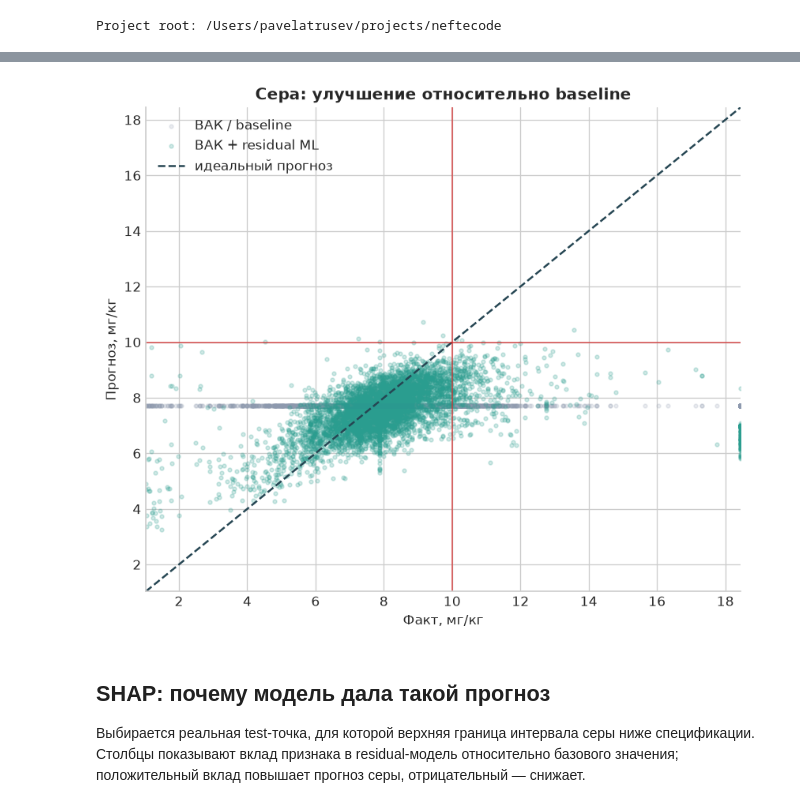
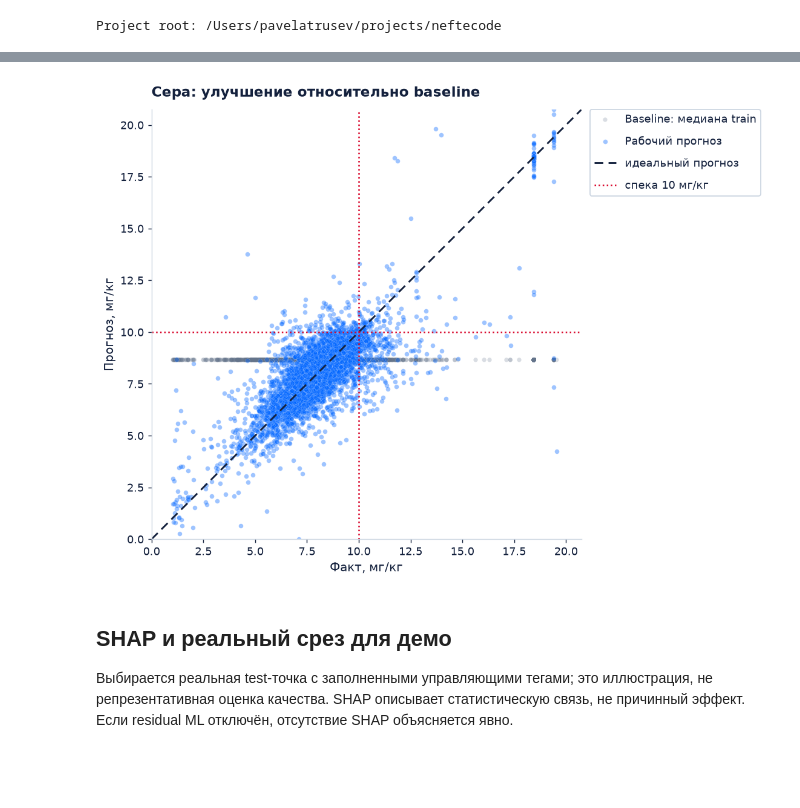
Before and after one commit to Zzzpize/neftecode, a Jupyter notebook: notebooks/ml_report.ipynb, the cells around one changed output, grey strips where cells are left out. Drawn from its saved outputs; the diff is of its cells as text; code cells hidden in the pictures; blank space fills up the shorter version.

```diff
--- a/notebooks/ml_report.ipynb
+++ b/notebooks/ml_report.ipynb
@@ -195,6 +247,10 @@ for model_name in ("quality_avt", "quality_hydro"):
             "model": model_name.removeprefix("quality_"),
             "target": target,
             "n": values.get("n_samples"),
+            "n_train": values.get("training_samples"),
+            "baseline kind": values.get("baseline_kind", "—"),
+            "ML enabled": values.get("ml_enabled"),
+            "status": values.get("model_status", "—"),
             "MAE": values.get("mae"),
             "RMSE": values.get("rmse"),
             "coverage 90%": values.get("coverage_90"),
@@ -214,4 +270,8 @@ display(
     })
     .background_gradient(subset=["MAE"], cmap="Blues_r")
 )
+print("Независимый контроль серы по ЛИМС точки 2:")
+display(pd.DataFrame(metrics_report.get("quality_hydro_lims_reference", {})).T)
+display(acceptance_table(metrics_report))
+print("Замена ВАК train-медианой — отступление от буквального критерия сравнения с ВАК.")
 # %% [output]
@@ -235,12 +318,12 @@ fig, ax = plt.subplots(figsize=(12, 6.2))
 ax.axvspan(0.85, 0.95, color=PALETTE["green"], alpha=0.10, zorder=0)
 ax.axvline(0.90, color=PALETTE["ink"], linewidth=1.5, linestyle=(0, (4, 3)), zorder=1)
 y = np.arange(len(coverage))
-ax.hlines(y, 0.82, coverage["coverage 90%"], color=PALETTE["grid"], linewidth=2.0, zorder=1)
+ax.hlines(y, 0.0, coverage["coverage 90%"], color=PALETTE["grid"], linewidth=2.0, zorder=1)
 ax.scatter(coverage["coverage 90%"], y, s=115, c=point_colors, edgecolor="white", linewidth=1.3, zorder=3)
 for row_y, value in zip(y, coverage["coverage 90%"]):
     ax.annotate(f"{value:.1%}", (value, row_y), xytext=(10, 0), textcoords="offset points", va="center", fontweight="bold", color=PALETTE["ink"])
 ax.set_yticks(y, coverage["label"])
-ax.set_xlim(0.82, 0.985)
+ax.set_xlim(0.0, 1.08)
 ax.set_xlabel("Доля фактов внутри 90%-интервала")
 ax.set_title("Coverage прогнозных интервалов · финальный test", loc="left")
 ax.grid(axis="x"); ax.grid(axis="y", visible=False)
@@ -360,28 +401,31 @@ plt.show()
 # %%
 sulfur = observations[("Hydro", "sulfur_ppm")]
 finite = sulfur[["actual", "prediction", "baseline"]].dropna()
-sample = finite.iloc[np.linspace(0, len(finite) - 1, min(6000, len(finite)), dtype=int)]
-lower = float(np.nanmin(sample[["actual", "prediction", "baseline"]].to_numpy()))
-upper = float(np.nanpercentile(sample[["actual", "prediction", "baseline"]].to_numpy(), 99.5))
+if finite.empty:
+    print("Нет test-наблюдений серы для parity-графика")
+else:
+    sample = finite.iloc[np.linspace(0, len(finite) - 1, min(6000, len(finite)), dtype=int)]
+    lower = float(np.nanmin(sample[["actual", "prediction", "baseline"]].to_numpy()))
+    upper = max(float(np.nanmax(sample[["actual", "prediction", "baseline"]].to_numpy())), 10.0, lower + 1.0)
 
-fig, ax = plt.subplots(figsize=(10.5, 7))
-ax.scatter(sample["actual"], sample["baseline"], s=16, alpha=0.24, color=PALETTE["gray"], edgecolor="none", label="ВАК / baseline", rasterized=True)
-ax.scatter(sample["actual"], sample["prediction"], s=18, alpha=0.38, color=PALETTE["blue"], edgecolor="white", linewidth=0.2, label="ВАК + residual ML", rasterized=True)
-ax.plot([lower, upper], [lower, upper], color=PALETTE["ink"], linewidth=1.6, linestyle=(0, (5, 3)), label="идеальный прогноз")
-ax.axvline(10, color=PALETTE["red"], linewidth=1.4, linestyle=":")
-ax.axhline(10, color=PALETTE["red"], linewidth=1.4, linestyle=":", label="спека 10 мг/кг")
-ax.set(xlim=(lower, upper), ylim=(lower, upper), xlabel="Факт, мг/кг", ylabel="Прогноз, мг/кг")
-ax.set_title("Сера: улучшение относительно baseline", loc="left")
-ax.set_aspect("equal", adjustable="box")
-ax.legend(loc="upper left", bbox_to_anchor=(1.02, 1.0), borderaxespad=0, labelspacing=1.0)
-fig.subplots_adjust(left=0.10, right=0.72, top=0.90, bottom=0.12)
-plt.show()
+    fig, ax = plt.subplots(figsize=(10.5, 7))
+    ax.scatter(sample["actual"], sample["baseline"], s=16, alpha=0.24, color=PALETTE["gray"], edgecolor="none", label="Baseline: медиана train", rasterized=True)
+    ax.scatter(sample["actual"], sample["prediction"], s=18, alpha=0.38, color=PALETTE["blue"], edgecolor="white", linewidth=0.2, label="Рабочий прогноз", rasterized=True)
+    ax.plot([lower, upper], [lower, upper], color=PALETTE["ink"], linewidth=1.6, linestyle=(0, (5, 3)), label="идеальный прогноз")
+    ax.axvline(10, color=PALETTE["red"], linewidth=1.4, linestyle=":")
+    ax.axhline(10, color=PALETTE["red"], linewidth=1.4, linestyle=":", label="спека 10 мг/кг")
+    ax.set(xlim=(lower, upper), ylim=(lower, upper), xlabel="Факт, мг/кг", ylabel="Прогноз, мг/кг")
+    ax.set_title("Сера: улучшение относительно baseline", loc="left")
+    ax.set_aspect("equal", adjustable="box")
+    ax.legend(loc="upper left", bbox_to_anchor=(1.02, 1.0), borderaxespad=0, labelspacing=1.0)
+    fig.subplots_adjust(left=0.10, right=0.72, top=0.90, bottom=0.12)
+    plt.show()
 # %% [output]
-[figure, old version]
+[figure, new version]
 # %% [markdown]
-## SHAP: почему модель дала такой прогноз
+## SHAP и реальный срез для демо
 
-Выбирается реальная test-точка, для которой верхняя граница интервала серы ниже спецификации. Столбцы показывают вклад признака в residual-модель относительно базового значения; положительный вклад повышает прогноз серы, отрицательный — снижает.
+Выбирается реальная test-точка с заполненными управляющими тегами; это иллюстрация, не репрезентативная оценка качества. SHAP описывает статистическую связь, не причинный эффект. Если residual ML отключён, отсутствие SHAP объясняется явно.
 # %%
 sulfur_candidates = sulfur.loc[
     sulfur["high"].le(9.0)
```
Also changed, not shown: parts of 23 cells of this notebook, 31 other files.
